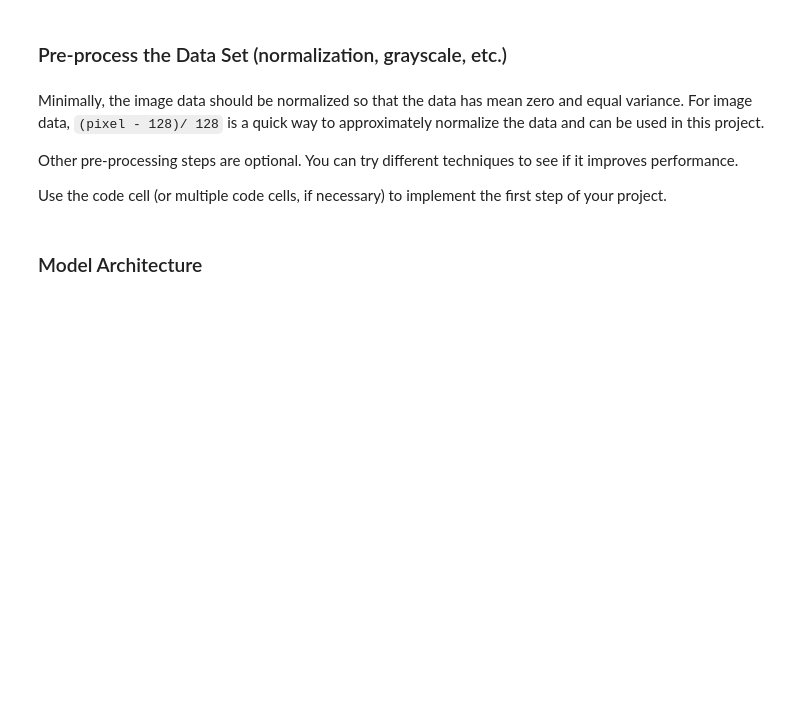
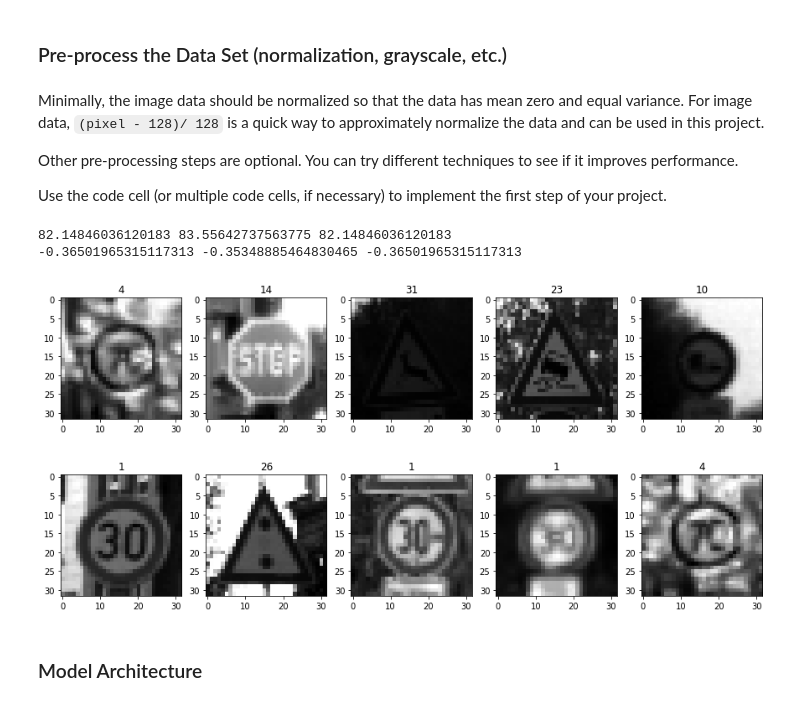
Before and after one commit to DmitriySemenov/SDCE_Project3_Traffic_Sign_Classifier, a Jupyter notebook: Traffic_Sign_Classifier.ipynb, the cells around one changed output. Cells and saved outputs as stored; diff of their text form; code cells hidden in the pictures; blank space fills up the shorter version.

```diff
--- a/Traffic_Sign_Classifier.ipynb
+++ b/Traffic_Sign_Classifier.ipynb
@@ -168,2 +213,53 @@ Use the code cell (or multiple code cells, if necessary) to implement the first
+# %%
+import cv2
+
+### Preprocess the data here. It is required to normalize the data. Other preprocessing steps could include
+### converting to grayscale, etc.
+### Feel free to use as many code cells as needed.
+
+def grayscale(image_data):
+    gray = [cv2.cvtColor(x, cv2.COLOR_RGB2GRAY) for x in image_data]
+    gray = np.array(gray)
+    gray = gray[:,:,:,np.newaxis]
+    return gray
+
+def normalize(image_data):
+    norm = (image_data-128.0)/128
+    return norm
+
+X_train_g = grayscale(X_train)
+X_valid_g = grayscale(X_valid)
+X_test_g = grayscale(X_test)
+
+# Show grayscaled images
+img_count = 5
+plt.figure(1, figsize=(15,15))
+for i in range(img_count):
+    sub = plt.subplot(1,img_count,i+1)
+    img_num = random.randrange(n_test)
+    plt.imshow(X_test_g[img_num].squeeze(), cmap='gray')
+    sub.set_title(y_test[img_num])
+
+X_train_n = normalize(X_train_g)
+X_valid_n = normalize(X_valid_g)
+X_test_n = normalize(X_test_g)
+
+# Show normalized images
+img_count = 5
+plt.figure(2, figsize=(15,15))
+for i in range(img_count):
+    sub = plt.subplot(1,img_count,i+1)
+    img_num = random.randrange(n_test)
+    plt.imshow(X_test_n[img_num].squeeze(), cmap='gray')
+    sub.set_title(y_test[img_num])
+
+# Show means of original and normalized data
+print(np.mean(X_test), np.mean(X_valid), np.mean(X_test))
+print(np.mean(X_test_n), np.mean(X_valid_n), np.mean(X_test_n))
+# %% [output]
+82.14846036120183 83.55642737563775 82.14846036120183
+-0.36501965315117313 -0.35348885464830465 -0.36501965315117313
+[figure, added]
+[figure, added]
 # %% [markdown]
 ### Model Architecture
```
Also changed, not shown: parts of 10 cells of this notebook.
